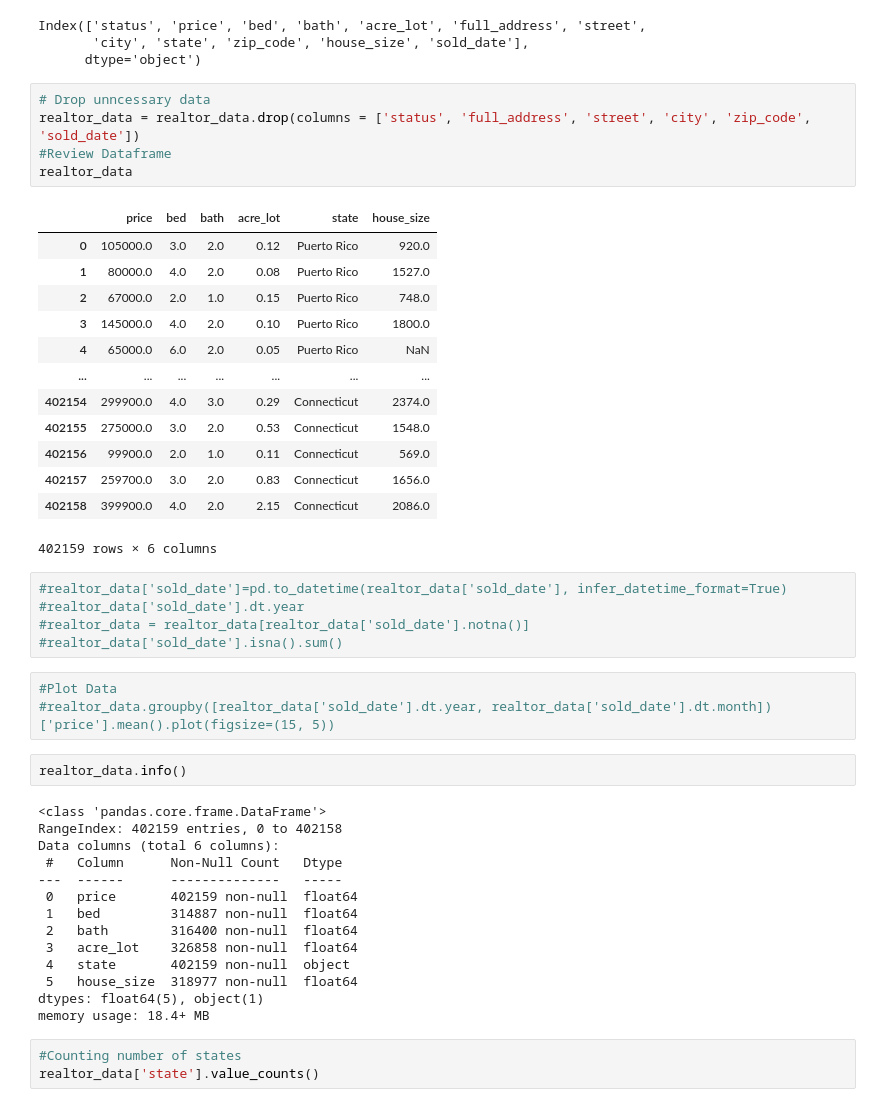
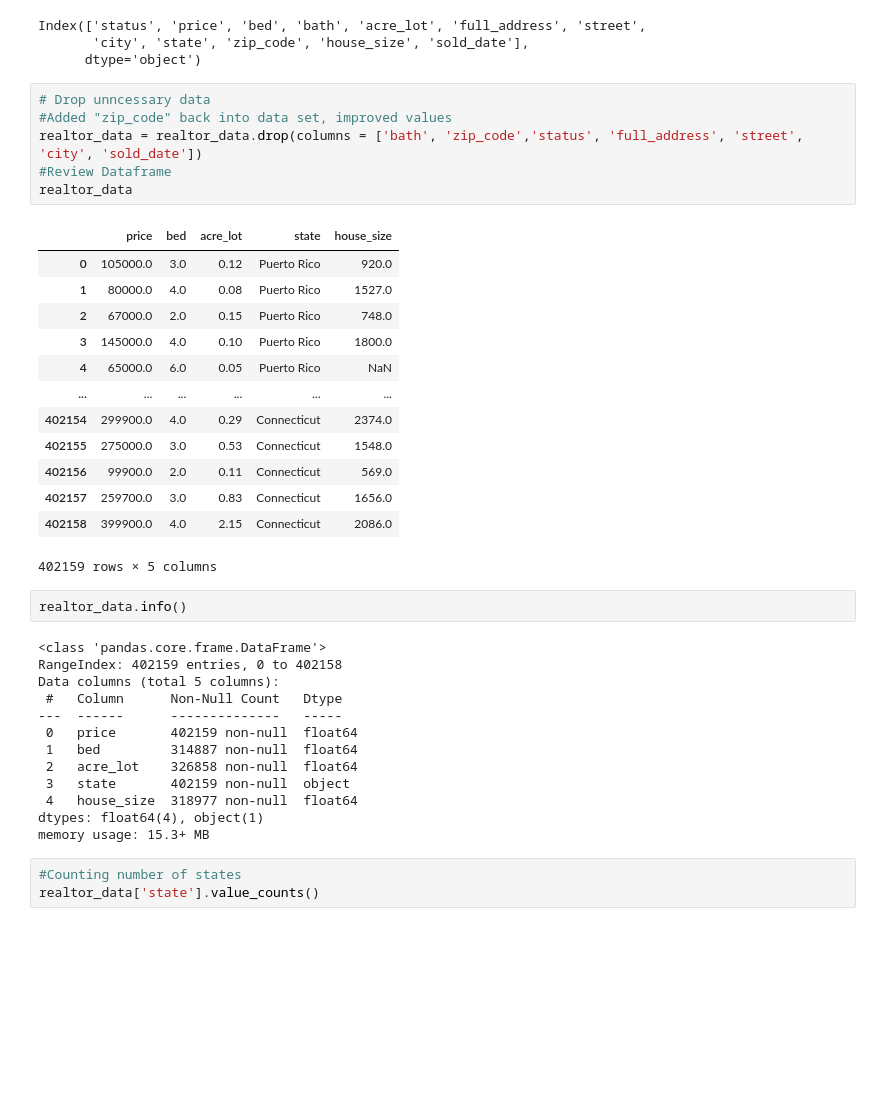
Before and after one commit to barishpeace/Project-2-Property-Price-Prediction, a Jupyter notebook: real_estate_predictor.ipynb, the cells around one changed output. Drawn from its saved outputs; the diff is of its cells as text; blank space fills up the shorter version.

```diff
--- a/real_estate_predictor.ipynb
+++ b/real_estate_predictor.ipynb
@@ -53,47 +53,39 @@ Index(['status', 'price', 'bed', 'bath', 'acre_lot', 'full_address', 'street',
       dtype='object')
 # %%
 # Drop unncessary data
-realtor_data = realtor_data.drop(columns = ['status', 'full_address', 'street', 'city', 'zip_code', 'sold_date'])
+#Added "zip_code" back into data set, improved values
+realtor_data = realtor_data.drop(columns = ['bath', 'zip_code','status', 'full_address', 'street', 'city', 'sold_date'])
 #Review Dataframe
 realtor_data
 # %% [output]
-|  | price | bed | bath | acre_lot | state | house_size |
-| 0 | 105000.0 | 3.0 | 2.0 | 0.12 | Puerto Rico | 920.0 |
-| 1 | 80000.0 | 4.0 | 2.0 | 0.08 | Puerto Rico | 1527.0 |
-| 2 | 67000.0 | 2.0 | 1.0 | 0.15 | Puerto Rico | 748.0 |
-| 3 | 145000.0 | 4.0 | 2.0 | 0.10 | Puerto Rico | 1800.0 |
-| 4 | 65000.0 | 6.0 | 2.0 | 0.05 | Puerto Rico | NaN |
-| ... | ... | ... | ... | ... | ... | ... |
-| 402154 | 299900.0 | 4.0 | 3.0 | 0.29 | Connecticut | 2374.0 |
-| 402155 | 275000.0 | 3.0 | 2.0 | 0.53 | Connecticut | 1548.0 |
-| 402156 | 99900.0 | 2.0 | 1.0 | 0.11 | Connecticut | 569.0 |
-| 402157 | 259700.0 | 3.0 | 2.0 | 0.83 | Connecticut | 1656.0 |
-| 402158 | 399900.0 | 4.0 | 2.0 | 2.15 | Connecticut | 2086.0 |
+|  | price | bed | acre_lot | state | house_size |
+| 0 | 105000.0 | 3.0 | 0.12 | Puerto Rico | 920.0 |
+| 1 | 80000.0 | 4.0 | 0.08 | Puerto Rico | 1527.0 |
+| 2 | 67000.0 | 2.0 | 0.15 | Puerto Rico | 748.0 |
+| 3 | 145000.0 | 4.0 | 0.10 | Puerto Rico | 1800.0 |
+| 4 | 65000.0 | 6.0 | 0.05 | Puerto Rico | NaN |
+| ... | ... | ... | ... | ... | ... |
+| 402154 | 299900.0 | 4.0 | 0.29 | Connecticut | 2374.0 |
+| 402155 | 275000.0 | 3.0 | 0.53 | Connecticut | 1548.0 |
+| 402156 | 99900.0 | 2.0 | 0.11 | Connecticut | 569.0 |
+| 402157 | 259700.0 | 3.0 | 0.83 | Connecticut | 1656.0 |
+| 402158 | 399900.0 | 4.0 | 2.15 | Connecticut | 2086.0 |
-402159 rows × 6 columns
+402159 rows × 5 columns
-# %%
-#realtor_data['sold_date']=pd.to_datetime(realtor_data['sold_date'], infer_datetime_format=True)
-#realtor_data['sold_date'].dt.year
-#realtor_data = realtor_data[realtor_data['sold_date'].notna()]
-#realtor_data['sold_date'].isna().sum()
-# %%
-#Plot Data
-#realtor_data.groupby([realtor_data['sold_date'].dt.year, realtor_data['sold_date'].dt.month])['price'].mean().plot(figsize=(15, 5))
 # %%
 realtor_data.info()
 # %% [output]
 <class 'pandas.core.frame.DataFrame'>
 RangeIndex: 402159 entries, 0 to 402158
-Data columns (total 6 columns):
+Data columns (total 5 columns):
  #   Column      Non-Null Count   Dtype
 ---  ------      --------------   -----
  0   price       402159 non-null  float64
  1   bed         314887 non-null  float64
- 2   bath        316400 non-null  float64
- 3   acre_lot    326858 non-null  float64
- 4   state       402159 non-null  object
- 5   house_size  318977 non-null  float64
-dtypes: float64(5), object(1)
-memory usage: 18.4+ MB
+ 2   acre_lot    326858 non-null  float64
+ 3   state       402159 non-null  object
+ 4   house_size  318977 non-null  float64
+dtypes: float64(4), object(1)
+memory usage: 15.3+ MB
 # %%
 #Counting number of states
 realtor_data['state'].value_counts()
```
Also changed, not shown: parts of 28 cells of this notebook.
